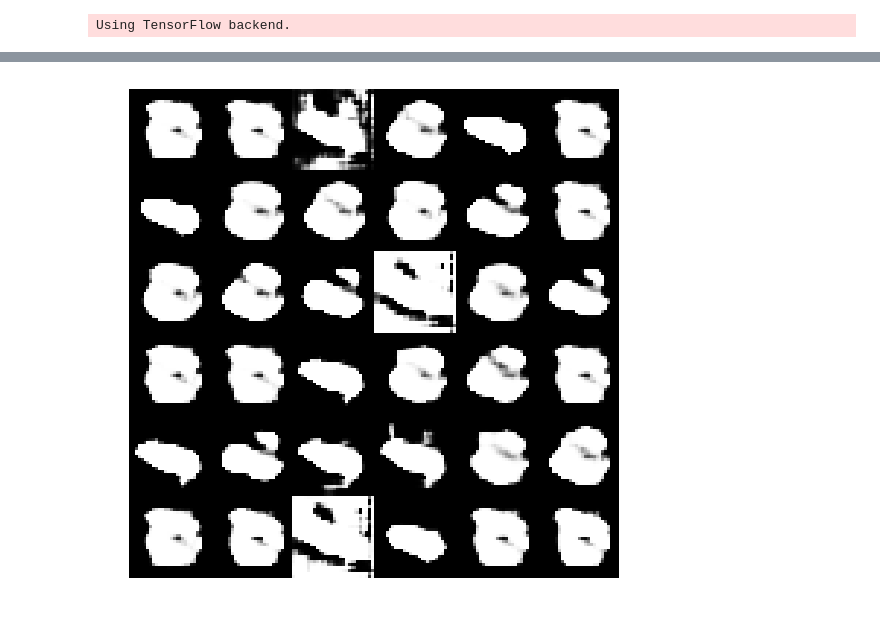
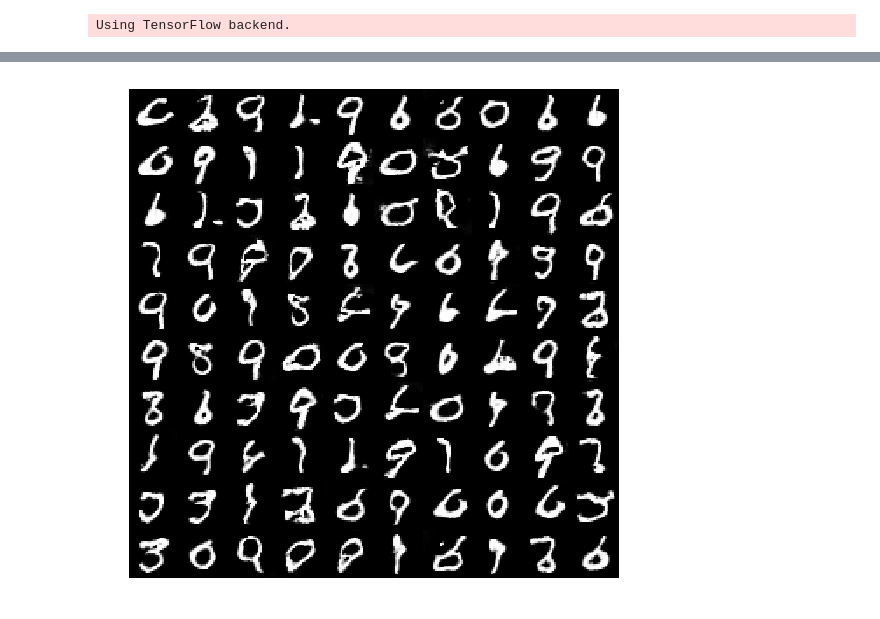
Before and after one commit to renato145/generic-dcgan, a Jupyter notebook: tests.ipynb, the cells around one changed output, grey strips where cells are left out. Drawn from its saved outputs; the diff is of its cells as text; code cells hidden in the pictures.

```diff
--- a/tests.ipynb
+++ b/tests.ipynb
@@ -25,11 +25,11 @@ def combine_images(generated_images):
 X_train = (X_train.astype(np.float32) - 127.5)/127.5
 X_train = np.expand_dims(X_train, -1)
 
-gan = GanModel(lr=2e-3)
+gan = GanModel()
 # %% [output]
 Using TensorFlow backend.
 # %%
-gan.train((X_train, y_train), (X_test, y_test), epochs=100)
+gan.train((X_train, y_train), (X_test, y_test), epochs=2000)
 plt.plot(gan.d_loss)
 plt.show()
 plt.plot(gan.g_loss)
@@ -43,9 +40,9 @@ KeyboardInterrupt:
 # %%
-test = gan.generate(36, 0)
+test = gan.generate(100, 0)
 test = test.reshape([-1,28,28])
 plt.figure(figsize=(9,9))
 plt.imshow(combine_images(test), 'gray')
 plt.axis('off')
 plt.show()
 # %% [output]
-[figure, old version]
+[figure, new version]
```
Also changed, not shown: parts of 2 cells of this notebook, 4 other files.
